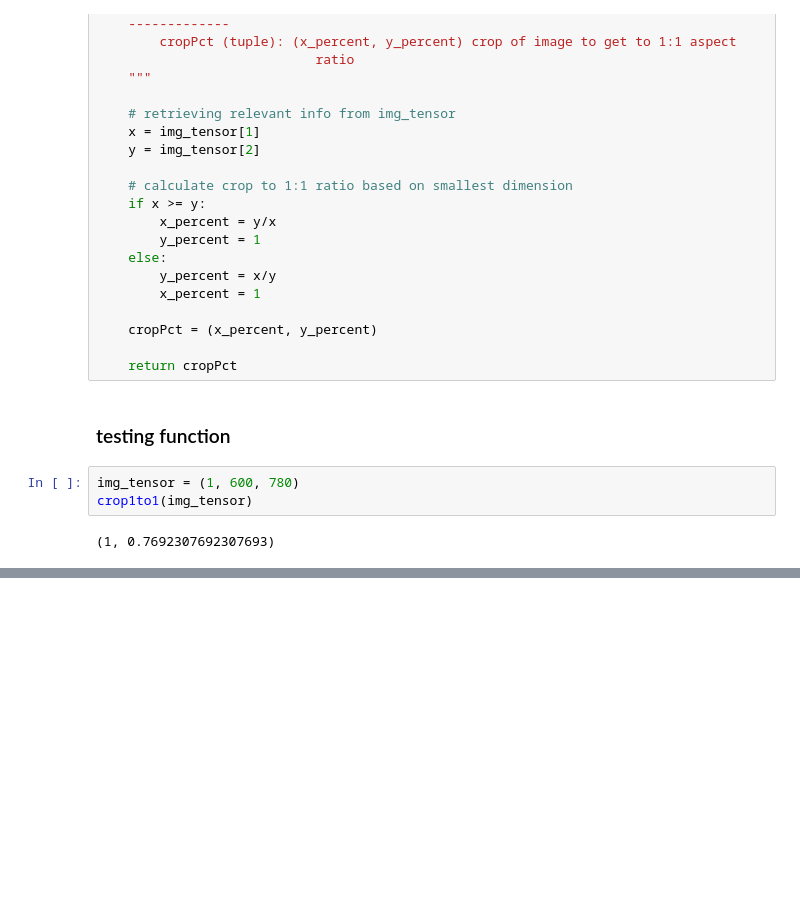
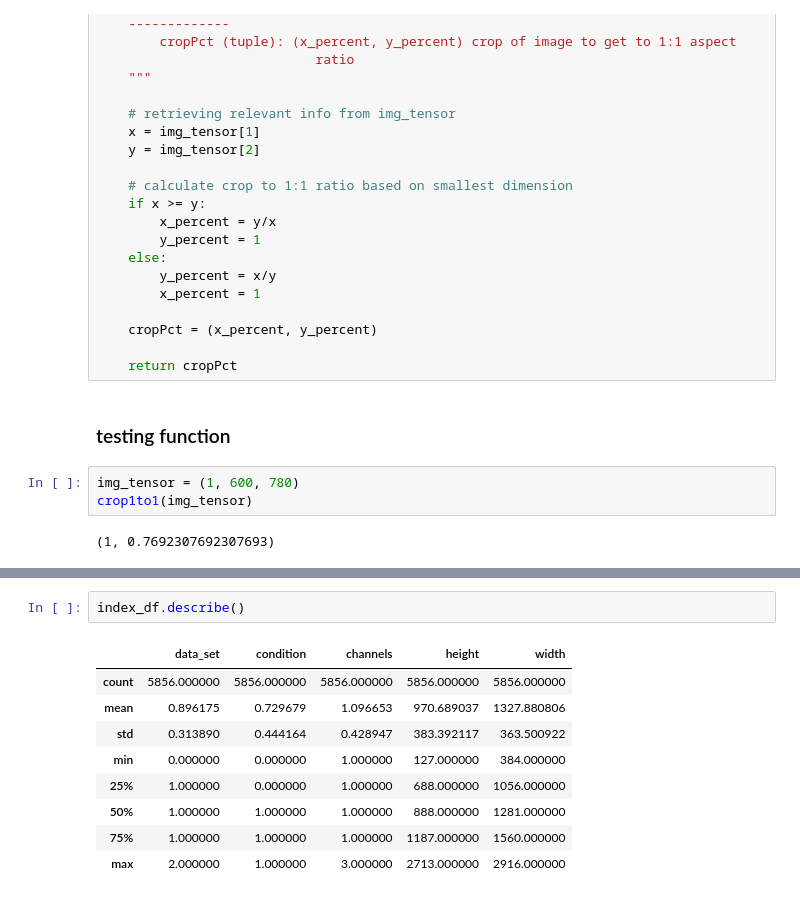
Before and after one commit to danvalen1/Pneumonia-ID, a Jupyter notebook: notebooks/DAV/EDA-img-processing.ipynb, the cells around one changed output, grey strips where cells are left out. Saved outputs shown, nothing was run; the diff lists cells and outputs as text; blank space fills up the shorter version.

```diff
--- a/notebooks/DAV/EDA-img-processing.ipynb
+++ b/notebooks/DAV/EDA-img-processing.ipynb
@@ -42,0 +77,12 @@ crop1to1(img_tensor)
+# %%
+index_df.describe()
+# %% [output]
+|  | data_set | condition | channels | height | width |
+| count | 5856.000000 | 5856.000000 | 5856.000000 | 5856.000000 | 5856.000000 |
+| mean | 0.896175 | 0.729679 | 1.096653 | 970.689037 | 1327.880806 |
+| std | 0.313890 | 0.444164 | 0.428947 | 383.392117 | 363.500922 |
+| min | 0.000000 | 0.000000 | 1.000000 | 127.000000 | 384.000000 |
+| 25% | 1.000000 | 0.000000 | 1.000000 | 688.000000 | 1056.000000 |
+| 50% | 1.000000 | 1.000000 | 1.000000 | 888.000000 | 1281.000000 |
+| 75% | 1.000000 | 1.000000 | 1.000000 | 1187.000000 | 1560.000000 |
+| max | 2.000000 | 1.000000 | 3.000000 | 2713.000000 | 2916.000000 |
```
Also changed, not shown: parts of 5 cells of this notebook, 4 other files.
